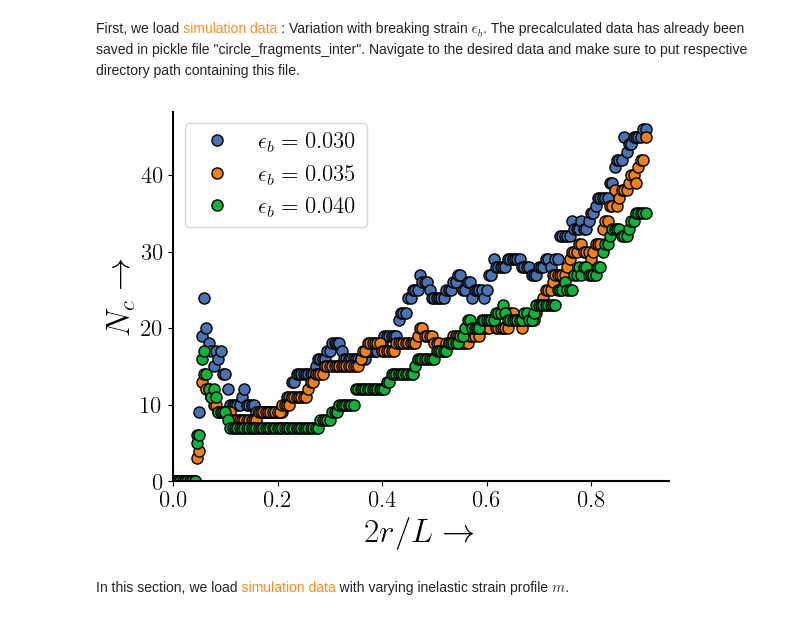
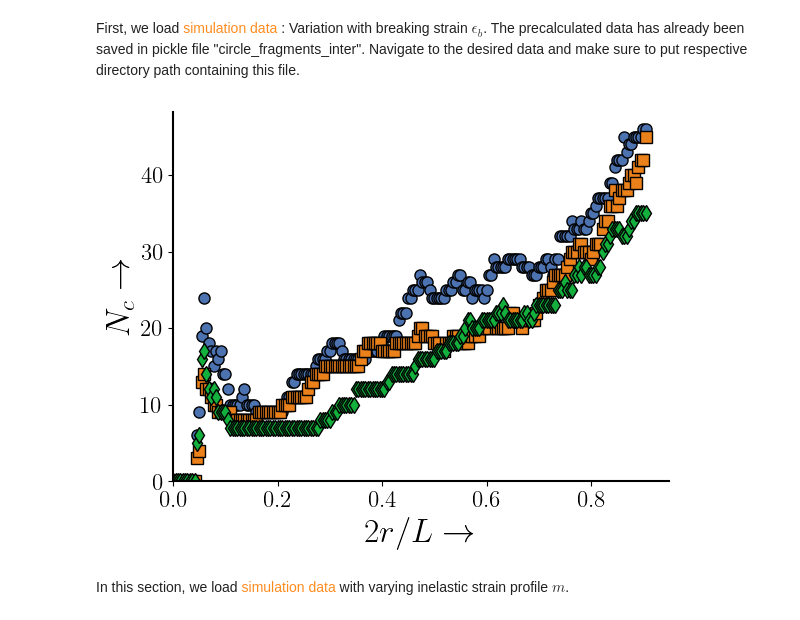
Before and after one commit to VinDawara/residual_network, a Jupyter notebook: circle_intersection_plot/notebook/circle_intersection_plot_notebook.ipynb, the cells around one changed output. Drawn from its saved outputs; the diff is of its cells as text; code cells hidden in the pictures.

```diff
--- a/circle_intersection_plot/notebook/circle_intersection_plot_notebook.ipynb
+++ b/circle_intersection_plot/notebook/circle_intersection_plot_notebook.ipynb
@@ -15,45 +15,42 @@ plt.style.use(f'{mplstyle_file}')
 # %% [markdown]
  First, we load <span style="color:rgb(255, 139, 30);"> simulation data </span>: Variation with breaking strain $\epsilon_b$. The precalculated data has already been saved in pickle file "circle_fragments_inter". Navigate to the desired data and make sure to put respective directory path containing this file.
 # %%
-filename = 'circle_fragments_inter'
+read_path = r'C:\MyData\Stressed network work\Data\simulation\Nc'
+save_path = r'C:\MyData\Stressed network work\Data\simulation\Nc\plots'
 
-save_plot_dir = r'C:\MyData\Stressed network work\Data\Collated plots'
 
 # ε_b = 0.030
-data_dir_path = r'C:\MyData\Stressed network work\Data\hole5_d5t125_et03_dec_m5_R108_e02_254X220\circle_fragment_intersection'
-with open(data_dir_path + f'/{filename}', 'rb') as f:
+with open(read_path + '/T3_m5eb03h5_d5t125', 'rb') as f:
     radius_e3, nbonds_e3 = pickle.load(f)
 
 # ε_b = 0.035
-data_dir_path = r'C:\MyData\Stressed network work\Data\m5et\hole5_d5t125_et035_dec_m5_R108_e02_254X220\Circle fragments intersection'
-with open(data_dir_path + f'/{filename}', 'rb') as f:
+with open(read_path + '/T4_m5eb035h5_d5t125', 'rb') as f:
     radius_e35, nbonds_e35 = pickle.load(f)
 
 # ε_b = 0.040
-data_dir_path = r'C:\MyData\Stressed network work\Data\m5et\hole5_d5t125_et04_dec_m5_R108_e02_254X220\Circle fragment intersection'
-with open(data_dir_path + f'/{filename}', 'rb') as f:
+with open(read_path + '/T5_m5eb04h5_d5t125', 'rb') as f:
     radius_e4, nbonds_e4 = pickle.load(f)
 
 # We can now plot the data
 L = 110  # Reference length (half size of the network)
 fig, ax = plt.subplots()
 ax.plot(radius_e3 / L, nbonds_e3, label=r'$\epsilon_{b} = 0.030$', alpha=1, linestyle = 'None', marker='o', markersize=8,
     markeredgecolor='black')
-ax.plot(radius_e35 / L, nbonds_e35, label=r'$\epsilon_{b} = 0.035$', alpha=1, linestyle = 'None', marker='o', markersize=8,
+ax.plot(radius_e35 / L, nbonds_e35, label=r'$\epsilon_{b} = 0.035$', alpha=1, linestyle = 'None', marker='s', markersize=8,
     markeredgecolor='black')
-ax.plot(radius_e4 / L, nbonds_e4, label=r'$\epsilon_{b} = 0.040$', alpha=1, linestyle = 'None', marker='o', markersize=8,
+ax.plot(radius_e4 / L, nbonds_e4, label=r'$\epsilon_{b} = 0.040$', alpha=1, linestyle = 'None', marker='d', markersize=8,
     markeredgecolor='black')
 ax.set_xlabel(r'$2r/L\rightarrow$')
 ax.set_ylabel(r'$N_c\rightarrow$')
-ax.legend()
+# ax.legend()
 ax.set_xlim(left=0)
 ax.set_ylim(bottom=0)
 
 # Save and show plot
-fig.savefig(save_plot_dir + r'\num_vary_eb.png', bbox_inches='tight', dpi=300)
+fig.savefig(save_path + r'\num_vary_eb.png', bbox_inches='tight', dpi=300)
 plt.show()
 # %% [output]
-[figure, old version]
+[figure, new version]
 # %% [markdown]
 In this section, we load <span style="color:rgb(255, 139, 30);"> simulation data </span> with varying inelastic strain profile $m$.
 # %%
```
Also changed, not shown: parts of 8 cells of this notebook.
